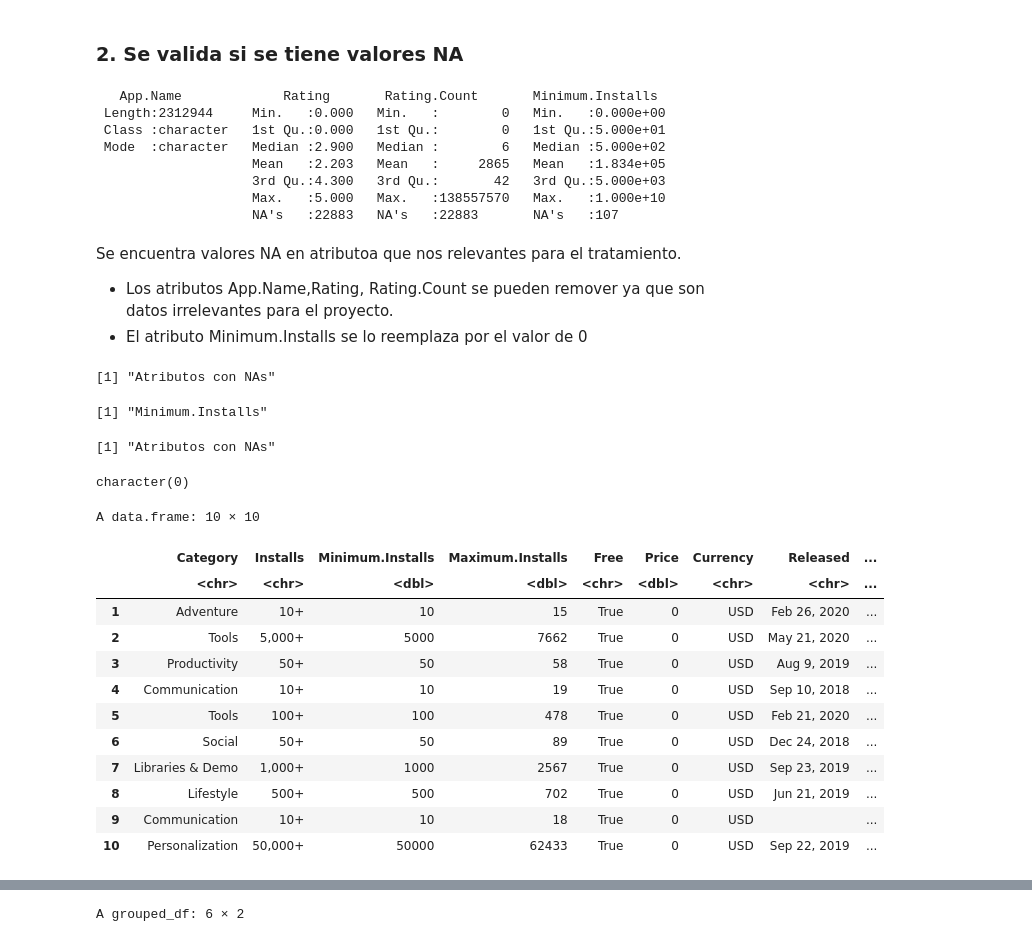
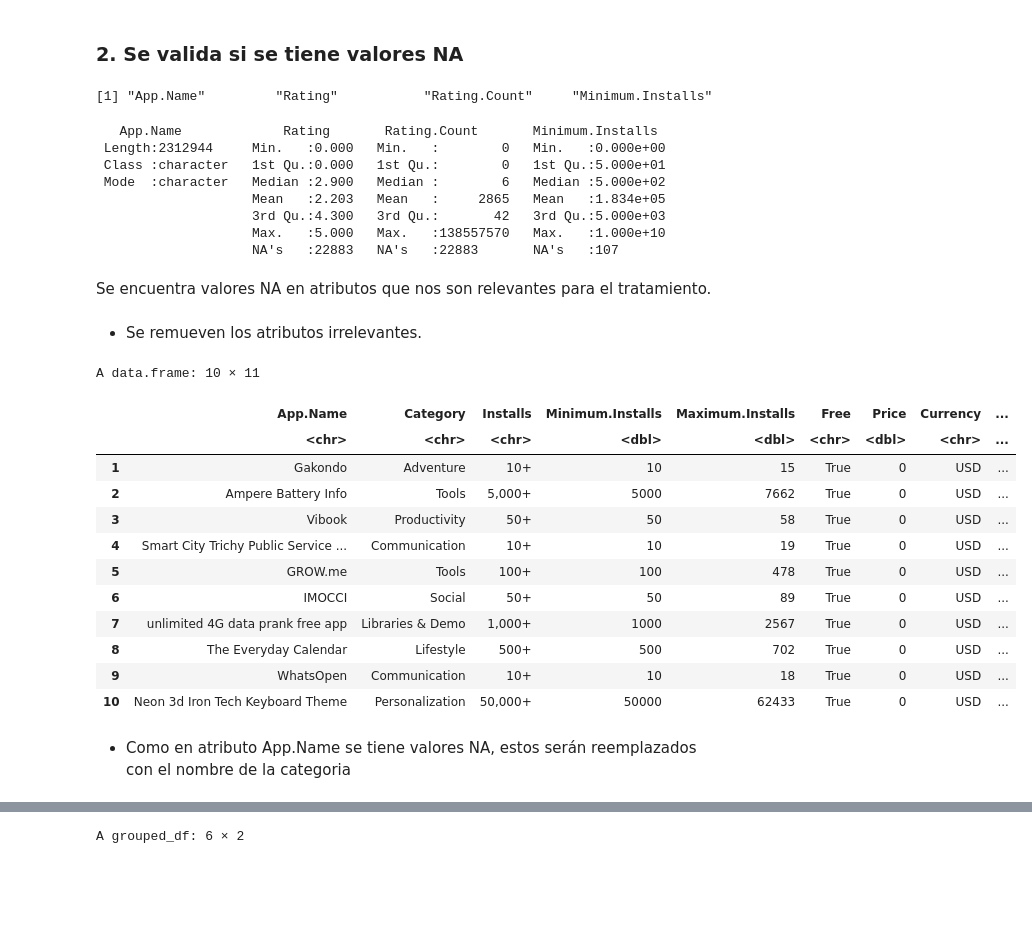
Before and after one commit to JHyel2015/Proyecto_1B_2023A, a Jupyter notebook: notebooks/Project1B.ipynb, the cells around one changed output, grey strips where cells are left out. Saved outputs shown, nothing was run; the diff lists cells and outputs as text; code cells hidden in the pictures; blank space fills up the shorter version.

```diff
--- a/notebooks/Project1B.ipynb
+++ b/notebooks/Project1B.ipynb
@@ -54,52 +68,41 @@ A data.frame: 10 × 24
 # %%
 colsNA <- colnames(df)[colSums(is.na(df)) > 0]
 
+colsNA
 
 summary(df[c(colsNA)])
 # %% [output]
-   App.Name             Rating       Rating.Count       Minimum.Installs
- Length:2312944     Min.   :0.000   Min.   :        0   Min.   :0.000e+00
- Class :character   1st Qu.:0.000   1st Qu.:        0   1st Qu.:5.000e+01
- Mode  :character   Median :2.900   Median :        6   Median :5.000e+02
-                    Mean   :2.203   Mean   :     2865   Mean   :1.834e+05
-                    3rd Qu.:4.300   3rd Qu.:       42   3rd Qu.:5.000e+03
-                    Max.   :5.000   Max.   :138557570   Max.   :1.000e+10
-                    NA's   :22883   NA's   :22883       NA's   :107
+[1] "App.Name"         "Rating"           "Rating.Count"     "Minimum.Installs"
+   App.Name             Rating       Rating.Count       Minimum.Installs
+ Length:2312944     Min.   :0.000   Min.   :        0   Min.   :0.000e+00
+ Class :character   1st Qu.:0.000   1st Qu.:        0   1st Qu.:5.000e+01
+ Mode  :character   Median :2.900   Median :        6   Median :5.000e+02
+                    Mean   :2.203   Mean   :     2865   Mean   :1.834e+05
+                    3rd Qu.:4.300   3rd Qu.:       42   3rd Qu.:5.000e+03
+                    Max.   :5.000   Max.   :138557570   Max.   :1.000e+10
+                    NA's   :22883   NA's   :22883       NA's   :107
-# %% [markdown]
-Se encuentra valores NA en atributoa que nos relevantes para el tratamiento.
-- Los atributos App.Name,Rating, Rating.Count se pueden remover ya que son datos irrelevantes para el proyecto.
-- El atributo Minimum.Installs se lo reemplaza por el valor de 0
+# %% [markdown]
+Se encuentra valores NA en atributos que nos son relevantes para el tratamiento.
+# %% [markdown]
+- Se remueven los atributos irrelevantes.
 # %%
 # Se elimina atributos irrelevantes
-df2 <- df[,!names(df) %in% c("App.Name","App.Id","Rating","Rating.Count","Size","Minimum.Android","Developer.Id","Developer.Website","Developer.Email","Privacy.Policy","Ad.Supported","In.App.Purchases","Editors.Choice","Scraped.Time")]
+df2 <- df[,!names(df) %in% c("App.Id","Rating","Rating.Count","Size","Minimum.Android","Developer.Id","Developer.Website","Developer.Email","Privacy.Policy","Ad.Supported","In.App.Purchases","Editors.Choice","Scraped.Time")]
 
-# Se vuelve a validar los valores NA para verificar que no se muestre el atributo eliminado
-print("Atributos con NAs")
-colnames(df2)[colSums(is.na(df2)) > 0]
-
-# Como los atributos que todavía tienen NAs son del tipo numérico se reemplaza por ceros
-df3 <- df2 %>% impute_zero_all()
-
-
-print("Atributos con NAs")
-colnames(df3)[colSums(is.na(df3)) > 0]
-
-df3 %>% head(10)
+df2 %>% head(10)
 # %% [output]
-[1] "Atributos con NAs"
+A data.frame: 10 × 11
-[1] "Minimum.Installs"
-[1] "Atributos con NAs"
-character(0)
-A data.frame: 10 × 10
-|  | Category | Installs | Minimum.Installs | Maximum.Installs | Free | Price | Currency | Released | ... |
-|  | <chr> | <chr> | <dbl> | <dbl> | <chr> | <dbl> | <chr> | <chr> | ... |
-| 1 | Adventure | 10+ | 10 | 15 | True | 0 | USD | Feb 26, 2020 | ... |
-| 2 | Tools | 5,000+ | 5000 | 7662 | True | 0 | USD | May 21, 2020 | ... |
-| 3 | Productivity | 50+ | 50 | 58 | True | 0 | USD | Aug 9, 2019 | ... |
-| 4 | Communication | 10+ | 10 | 19 | True | 0 | USD | Sep 10, 2018 | ... |
-| 5 | Tools | 100+ | 100 | 478 | True | 0 | USD | Feb 21, 2020 | ... |
-| 6 | Social | 50+ | 50 | 89 | True | 0 | USD | Dec 24, 2018 | ... |
-| 7 | Libraries & Demo | 1,000+ | 1000 | 2567 | True | 0 | USD | Sep 23, 2019 | ... |
-| 8 | Lifestyle | 500+ | 500 | 702 | True | 0 | USD | Jun 21, 2019 | ... |
-| 9 | Communication | 10+ | 10 | 18 | True | 0 | USD |  | ... |
-| 10 | Personalization | 50,000+ | 50000 | 62433 | True | 0 | USD | Sep 22, 2019 | ... |
+|  | App.Name | Category | Installs | Minimum.Installs | Maximum.Installs | Free | Price | Currency | ... |
+|  | <chr> | <chr> | <chr> | <dbl> | <dbl> | <chr> | <dbl> | <chr> | ... |
+| 1 | Gakondo | Adventure | 10+ | 10 | 15 | True | 0 | USD | ... |
+| 2 | Ampere Battery Info | Tools | 5,000+ | 5000 | 7662 | True | 0 | USD | ... |
+| 3 | Vibook | Productivity | 50+ | 50 | 58 | True | 0 | USD | ... |
+| 4 | Smart City Trichy Public Service ... | Communication | 10+ | 10 | 19 | True | 0 | USD | ... |
+| 5 | GROW.me | Tools | 100+ | 100 | 478 | True | 0 | USD | ... |
+| 6 | IMOCCI | Social | 50+ | 50 | 89 | True | 0 | USD | ... |
+| 7 | unlimited 4G data prank free app | Libraries & Demo | 1,000+ | 1000 | 2567 | True | 0 | USD | ... |
+| 8 | The Everyday Calendar | Lifestyle | 500+ | 500 | 702 | True | 0 | USD | ... |
+| 9 | WhatsOpen | Communication | 10+ | 10 | 18 | True | 0 | USD | ... |
+| 10 | Neon 3d Iron Tech Keyboard Theme | Personalization | 50,000+ | 50000 | 62433 | True | 0 | USD | ... |
+# %% [markdown]
+- Como en atributo App.Name se tiene valores NA, estos serán reemplazados con el nombre de la categoria
```
Also changed, not shown: parts of 22 cells of this notebook.
